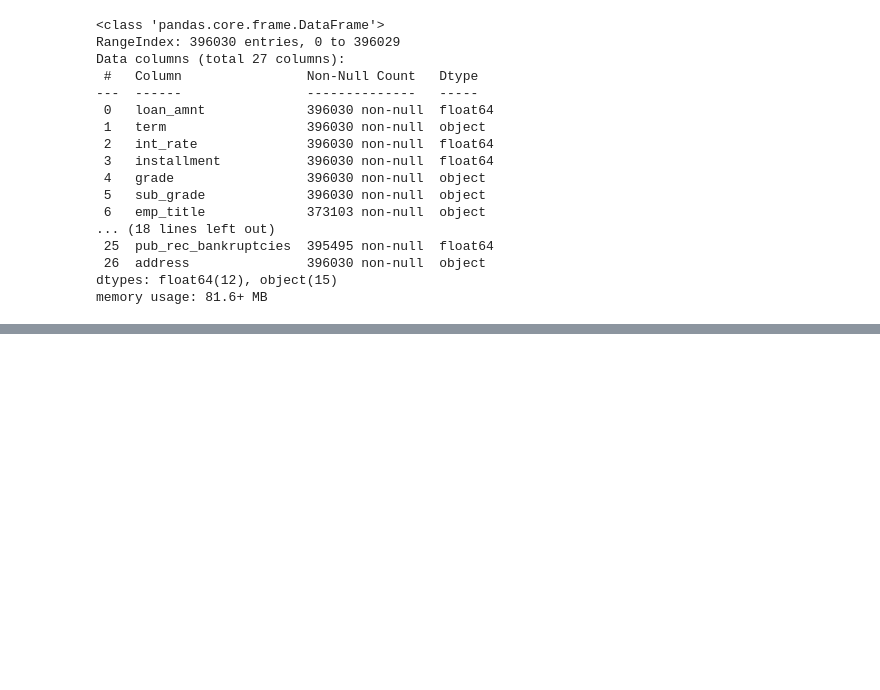
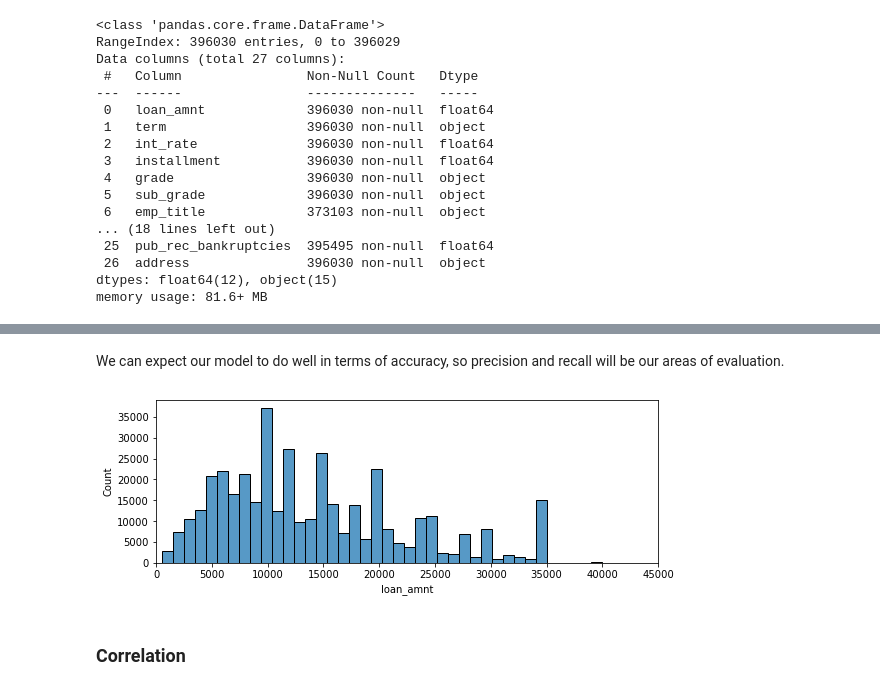
Before and after one commit to bdotbull/bb_learning_tf2_and_keras, a Jupyter notebook: topics/classification/classification_project.ipynb, the cells around one changed output, grey strips where cells are left out. Cells and saved outputs as stored; diff of their text form; code cells hidden in the pictures; blank space fills up the shorter version.

```diff
--- a/topics/classification/classification_project.ipynb
+++ b/topics/classification/classification_project.ipynb
@@ -78,0 +92,10 @@ memory usage: 81.6+ MB
+# %% [markdown]
+We can expect our model to do well in terms of accuracy, so precision and recall will be our areas of evaluation.
+# %%
+plt.figure(figsize=(9,3))
+sns.histplot(df['loan_amnt'], kde=False, bins=40)
+plt.xlim(0,45000);
+# %% [output]
+[figure, added]
+# %% [markdown]
+### Correlation
```
Also changed, not shown: parts of 12 cells of this notebook.
